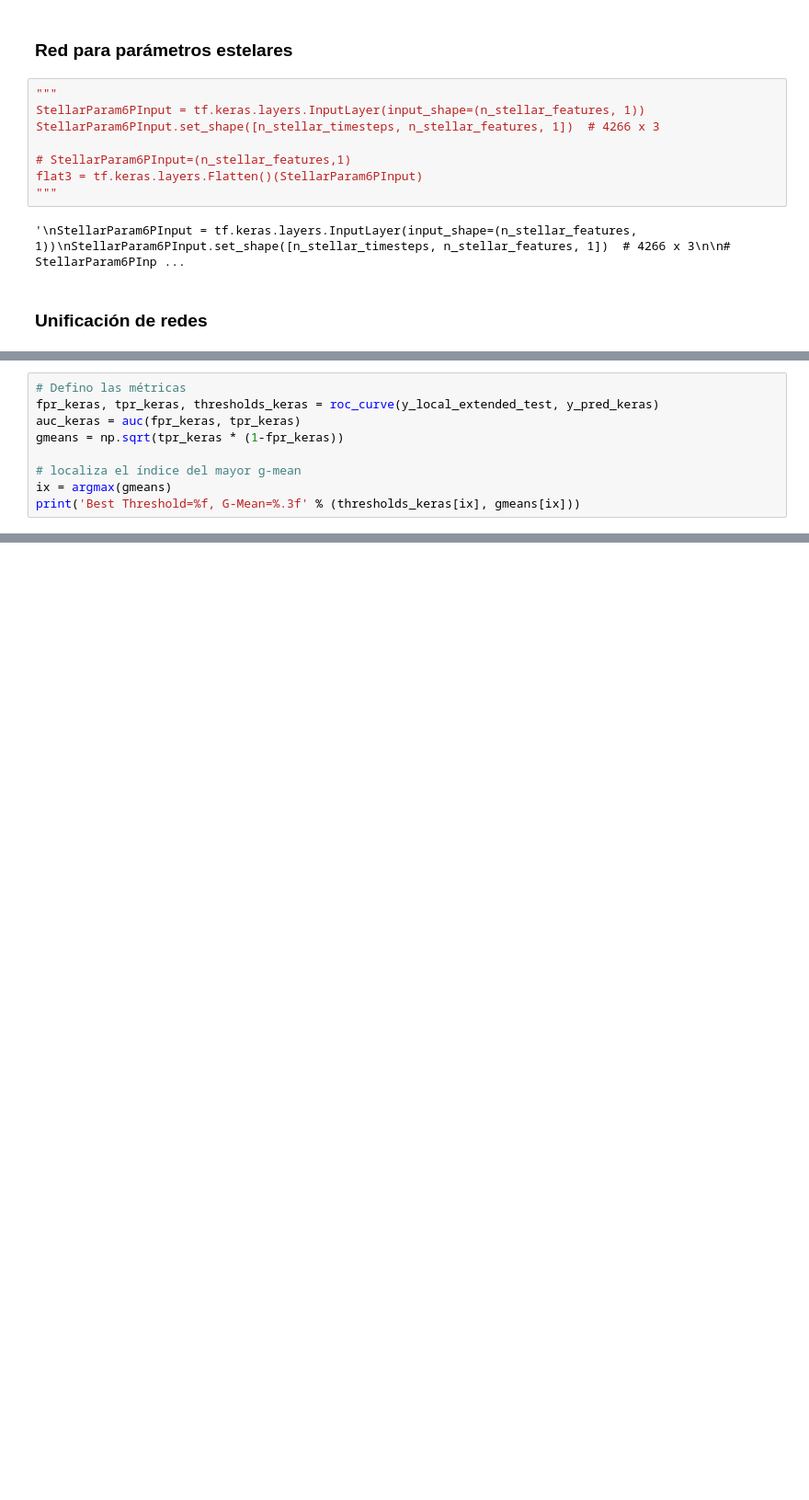
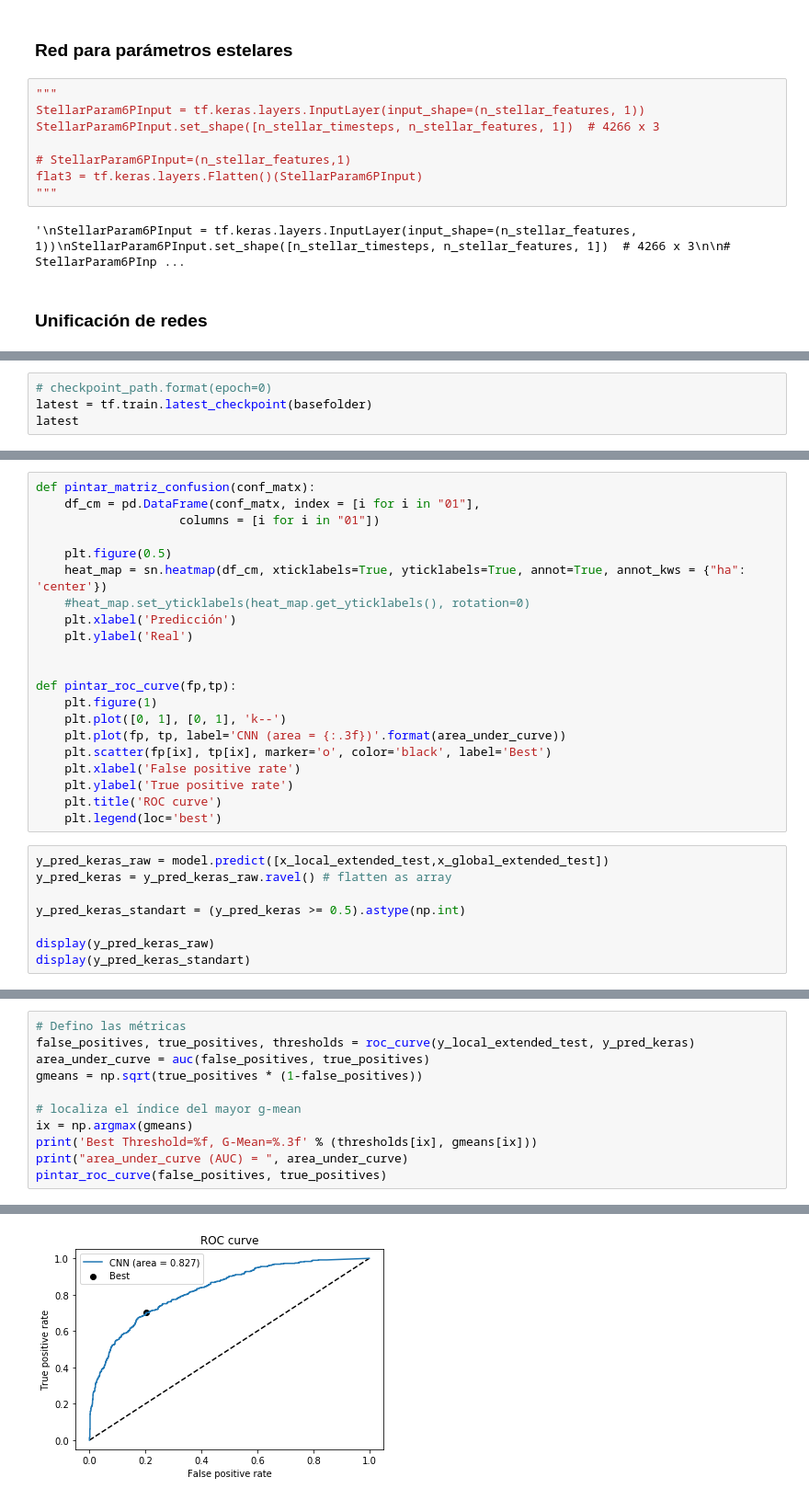
Before and after one commit to HecMartinSol/VIU_TFM, a Jupyter notebook: proyecto/06.00.-rrnn.ipynb, the cells around one changed output, grey strips where cells are left out. Shown at 92% size. Saved outputs shown, nothing was run; the diff lists cells and outputs as text; blank space fills up the shorter version.

Commit message:
REDES CON TRAININGS final

```diff
--- a/proyecto/06.00.-rrnn.ipynb
+++ b/proyecto/06.00.-rrnn.ipynb
@@ -307 +330,5 @@ None
+# %%
+# checkpoint_path.format(epoch=0)
+latest = tf.train.latest_checkpoint(basefolder)
+latest
 # %%
@@ -334,0 +370,29 @@ array([0.55710435, 0.71382886, 0.04245963, ..., 0.04441364, 0.04089408,
+# %%
+def pintar_matriz_confusion(conf_matx):
+    df_cm = pd.DataFrame(conf_matx, index = [i for i in "01"],
+                    columns = [i for i in "01"])
+
+    plt.figure(0.5)
+    heat_map = sn.heatmap(df_cm, xticklabels=True, yticklabels=True, annot=True, annot_kws = {"ha": 'center'})
+    #heat_map.set_yticklabels(heat_map.get_yticklabels(), rotation=0)
+    plt.xlabel('Predicción')
+    plt.ylabel('Real')
+
+
+def pintar_roc_curve(fp,tp):
+    plt.figure(1)
+    plt.plot([0, 1], [0, 1], 'k--')
+    plt.plot(fp, tp, label='CNN (area = {:.3f})'.format(area_under_curve))
+    plt.scatter(fp[ix], tp[ix], marker='o', color='black', label='Best')
+    plt.xlabel('False positive rate')
+    plt.ylabel('True positive rate')
+    plt.title('ROC curve')
+    plt.legend(loc='best')
+# %%
+y_pred_keras_raw = model.predict([x_local_extended_test,x_global_extended_test])
+y_pred_keras = y_pred_keras_raw.ravel() # flatten as array
+
+y_pred_keras_standart = (y_pred_keras >= 0.5).astype(np.int)
+
+display(y_pred_keras_raw)
+display(y_pred_keras_standart)
@@ -335,9 +429,12 @@ array([0.55710435, 0.71382886, 0.04245963, ..., 0.04441364, 0.04089408,
 # %%
 # Defino las métricas
-fpr_keras, tpr_keras, thresholds_keras = roc_curve(y_local_extended_test, y_pred_keras)
-auc_keras = auc(fpr_keras, tpr_keras)
-gmeans = np.sqrt(tpr_keras * (1-fpr_keras))
+false_positives, true_positives, thresholds = roc_curve(y_local_extended_test, y_pred_keras)
+area_under_curve = auc(false_positives, true_positives)
+gmeans = np.sqrt(true_positives * (1-false_positives))
 
 # localiza el índice del mayor g-mean
-ix = argmax(gmeans)
-print('Best Threshold=%f, G-Mean=%.3f' % (thresholds_keras[ix], gmeans[ix]))
+ix = np.argmax(gmeans)
+print('Best Threshold=%f, G-Mean=%.3f' % (thresholds[ix], gmeans[ix]))
+print("area_under_curve (AUC) = ", area_under_curve)
+pintar_roc_curve(false_positives, true_positives)
+# %% [output]
@@ -343,0 +449 @@ print('Best Threshold=%f, G-Mean=%.3f' % (thresholds_keras[ix], gmeans[ix]))
+[figure, added]
```
Also changed, not shown: parts of 25 cells of this notebook, 6 other files.
